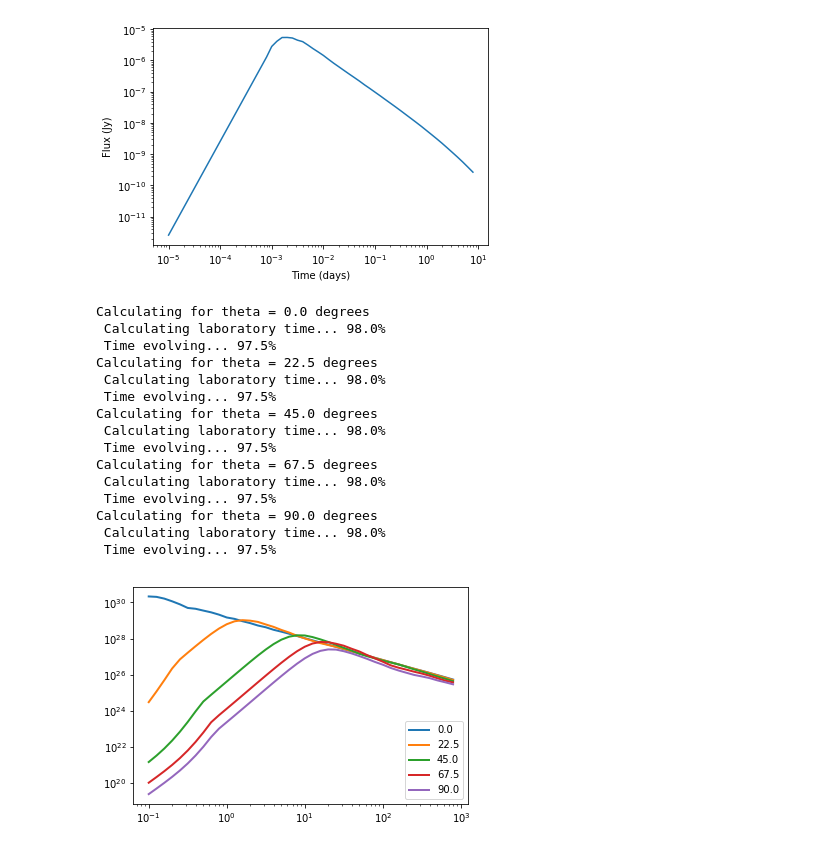
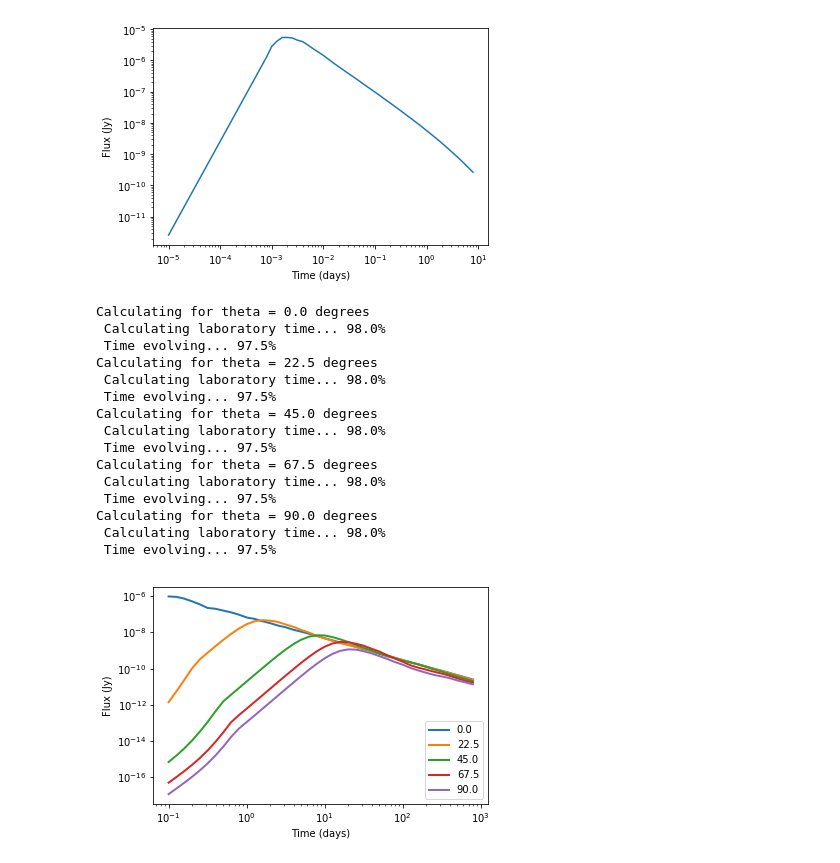
Before and after one commit to deichdeich/lightcurves, a Jupyter notebook: galc_examples.ipynb, the cells around one changed output. Drawn from its saved outputs; the diff is of its cells as text; code cells hidden in the pictures.

```diff
--- a/galc_examples.ipynb
+++ b/galc_examples.ipynb
@@ -73,32 +73,34 @@ for theta in np.linspace(0, 90, 5):
     print('Calculating for theta = {} degrees'.format(theta))
     grblc3 = galc.Lightcurve(nu_obs = 5e13,
                              E_iso = 1e52,
                              G_0 = 1e3,
                              n_theta = 50,
                              n_phi = 10,
                              theta_obs = theta)
 
     data = grblc3.time_evolve(-1,3)
 
     # plot the resulting data on the axis established above
-    galc.plot_curve(data, ax = ax1, linewidth = 2, label = theta)
+    galc.plot_curve(data, ax = ax1, units = 'Jy', linewidth = 2, label = theta)
 
+plt.ylabel('Flux (Jy)')
+plt.xlabel('Time (days)')
 plt.legend()
 plt.show()
 # %% [output]
 Calculating for theta = 0.0 degrees
  Calculating laboratory time... 98.0%
  Time evolving... 97.5%
 Calculating for theta = 22.5 degrees
  Calculating laboratory time... 98.0%
  Time evolving... 97.5%
 Calculating for theta = 45.0 degrees
  Calculating laboratory time... 98.0%
  Time evolving... 97.5%
 Calculating for theta = 67.5 degrees
  Calculating laboratory time... 98.0%
  Time evolving... 97.5%
 Calculating for theta = 90.0 degrees
  Calculating laboratory time... 98.0%
  Time evolving... 97.5%
-[figure, old version]
+[figure, new version]
```
